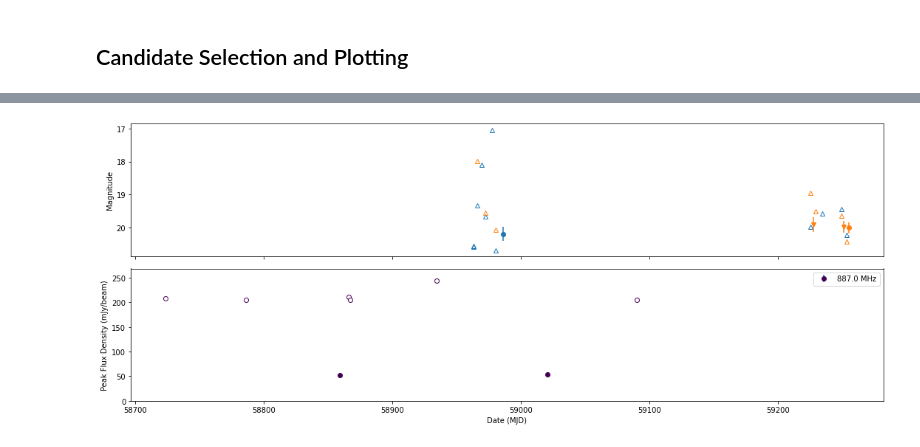
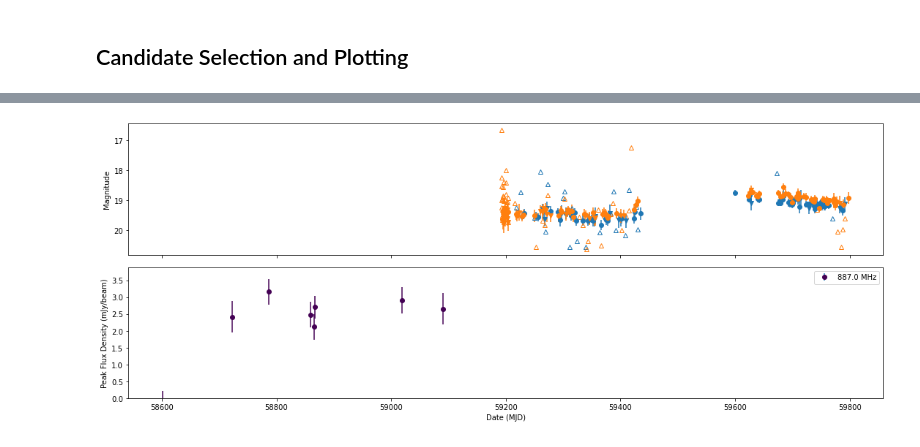
Before and after one commit to CallanG258/Project_VAST_FINK, a Jupyter notebook: VAST_and_FINK_Combined_Plotting.ipynb, the cells around one changed output, grey strips where cells are left out. Saved outputs shown, nothing was run; the diff lists cells and outputs as text; code cells hidden in the pictures.

Commit message:
Source Analysis

```diff
--- a/VAST_and_FINK_Combined_Plotting.ipynb
+++ b/VAST_and_FINK_Combined_Plotting.ipynb
@@ -65,4 +65,4 @@ There is a limit the number of requested sources that the FINK portal can give i
 # %%
-cms_candidates_selection = cms_candidates.query('family == "Multiwavelength"')
+cms_candidates_selection = cms_candidates.query('family == "Unknown"')
 len(cms_candidates_selection)
 # %% [output]
@@ -70,3 +72,6 @@ len(cms_candidates_selection)
+# %%
+#This takes the first X sources from the top. use ".tail(x)" to use the bottom x sources.
+cms_candidates_selection = cms_candidates_selection.head(30)
 # %%
 #retreiving object data for several objects at once using the objectId list (with upperlim):
 Idlist=cms_candidates_selection['objectId'].to_list()
@@ -110,8 +122,8 @@ cms_candidates_selection
 # %%
-FINK_ID='ZTF20abodlgl'
+FINK_ID='ZTF18acvjlyp'
 pro.plot_lightcurves(my_run,fsd,cms_candidates_selection,FINK_ID)
 # %% [output]
-[figure, old version]
+[figure, new version]
 # %%
 pro.plot_cutouts(my_run,fsd,cms_candidates_selection,FINK_ID,vast_epoch='1')
 # %% [output]
```
Also changed, not shown: parts of 5 cells of this notebook, 1 other file.
